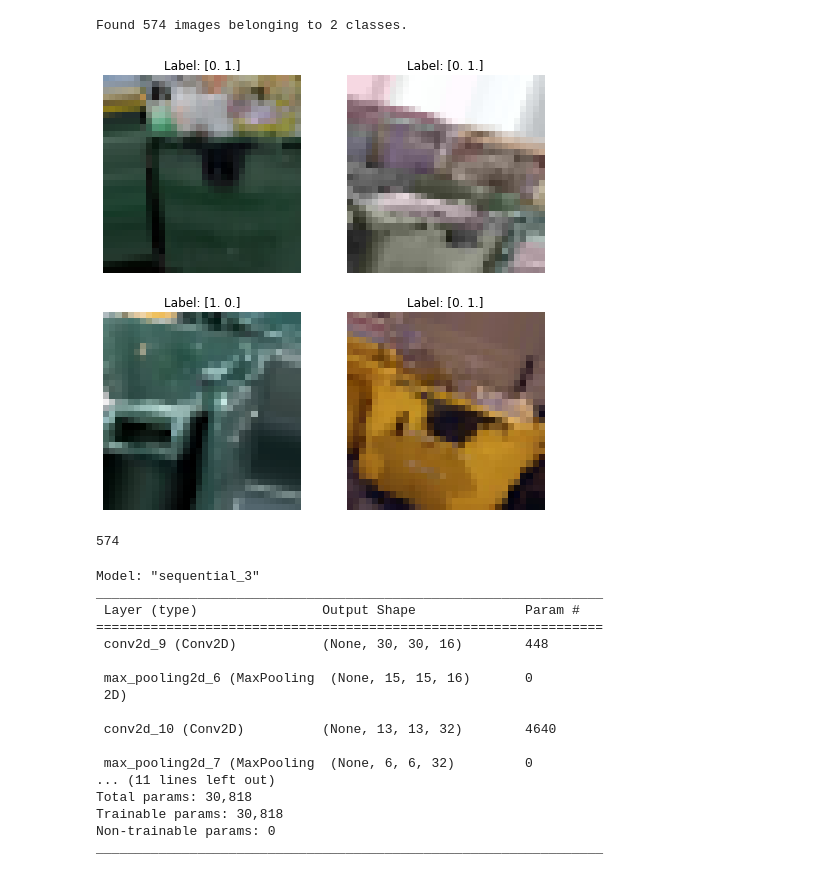
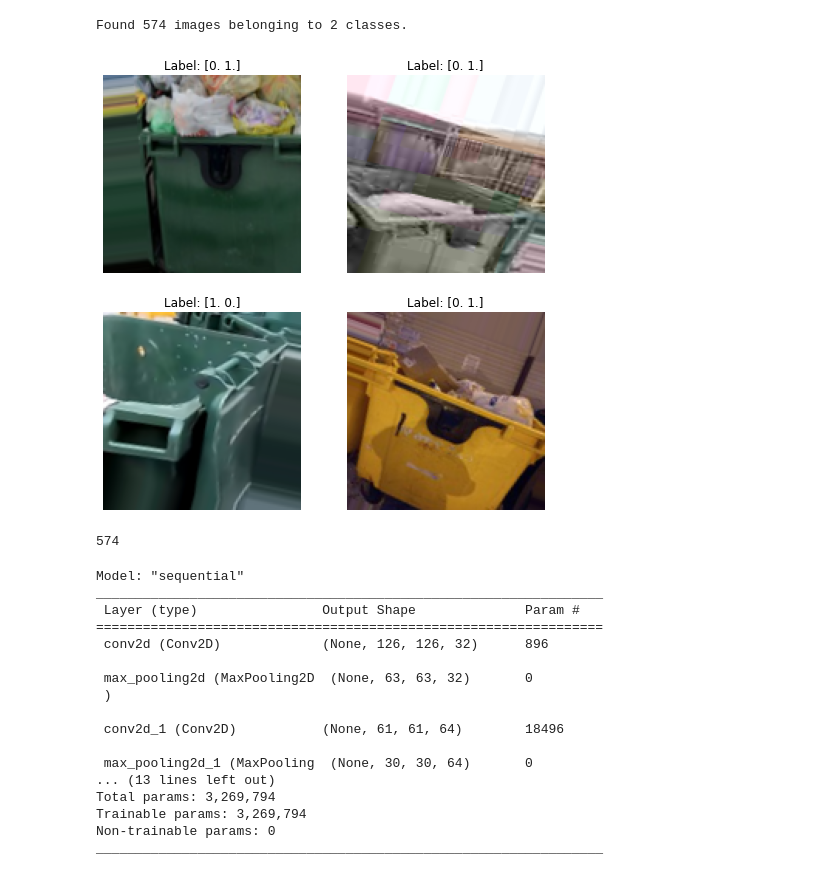
Before and after one commit to iishutov/CV-Project, a Jupyter notebook: ml_project.ipynb, the cells around one changed output. Cells and saved outputs as stored; diff of their text form; code cells hidden in the pictures.

```diff
--- a/ml_project.ipynb
+++ b/ml_project.ipynb
@@ -22,35 +21,35 @@ train_datagen = ImageDataGenerator(
     rescale=rescale,
     rotation_range=20,
     width_shift_range=0.2,
     height_shift_range=0.2,
     shear_range=0.2,
     zoom_range=0.2,
     horizontal_flip=True,
     fill_mode='nearest',
     validation_split=0.0
 )
 
 train_dataset = train_datagen.flow_from_directory(
     directory=train_dir,
-    target_size=(32, 32),
+    target_size=(128, 128),
     batch_size=batch_size,
     class_mode='categorical',
     shuffle=True,
     seed=42,
 )
 
 # Show the resulted training dataset after augmentation.
 fig, axs = plt.subplots(nrows=2, ncols=2, figsize=(8,8))
 for i in range(2):
     for j in range(2):
         image, label = train_dataset.next()
         axs[i,j].imshow(image[0])
         axs[i,j].set_title(f'Label: {label[0]}')
         axs[i,j].axis('off')
 plt.show()
 # %% [output]
 Found 574 images belonging to 2 classes.
-[figure, old version]
+[figure, new version]
 # %%
 # ImageDataGenerator does not increase the size of the dataset.
 train_dataset.n
@@ -59,32 +58,33 @@ train_dataset.n
 # %%
 # Building the convolutional base.
 model = models.Sequential()
-model.add(layers.Conv2D(16, (3, 3), activation='relu', input_shape=(32, 32, 3)))
+model.add(layers.Conv2D(32, (3, 3), activation='relu', input_shape=(128, 128, 3)))
 model.add(layers.MaxPooling2D((2, 2)))
-model.add(layers.Conv2D(32, (3, 3), activation='relu'))
+model.add(layers.Conv2D(64, (3, 3), activation='relu'))
 model.add(layers.MaxPooling2D((2, 2)))
-model.add(layers.Conv2D(32, (3, 3), activation='relu'))
+model.add(layers.Conv2D(64, (3, 3), activation='relu'))
 # Adding Dense Layers.
 model.add(layers.Flatten())
+model.add(layers.Dense(64, activation='relu'))
 model.add(layers.Dense(32, activation='relu'))
 model.add(layers.Dense(2))
 model.summary()
 # %% [output]
-Model: "sequential_3"
+Model: "sequential"
 _________________________________________________________________
  Layer (type)                Output Shape              Param #
 =================================================================
- conv2d_9 (Conv2D)           (None, 30, 30, 16)        448
+ conv2d (Conv2D)             (None, 126, 126, 32)      896
 
- max_pooling2d_6 (MaxPooling  (None, 15, 15, 16)       0
- 2D)
+ max_pooling2d (MaxPooling2D  (None, 63, 63, 32)       0
+ )
 
- conv2d_10 (Conv2D)          (None, 13, 13, 32)        4640
+ conv2d_1 (Conv2D)           (None, 61, 61, 64)        18496
 
- max_pooling2d_7 (MaxPooling  (None, 6, 6, 32)         0
-... (11 lines left out)
-Total params: 30,818
-Trainable params: 30,818
+ max_pooling2d_1 (MaxPooling  (None, 30, 30, 64)       0
+... (13 lines left out)
+Total params: 3,269,794
+Trainable params: 3,269,794
 Non-trainable params: 0
 _________________________________________________________________
 # %%
```
Also changed, not shown: parts of 3 cells of this notebook.
